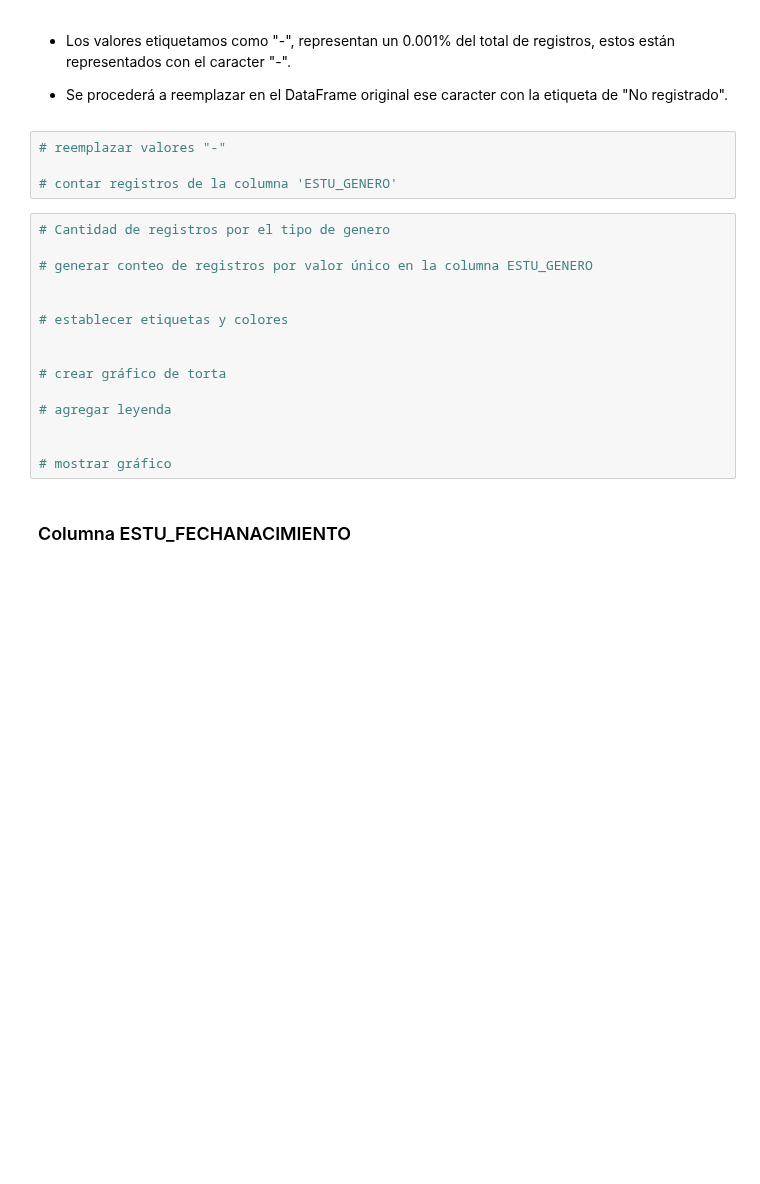
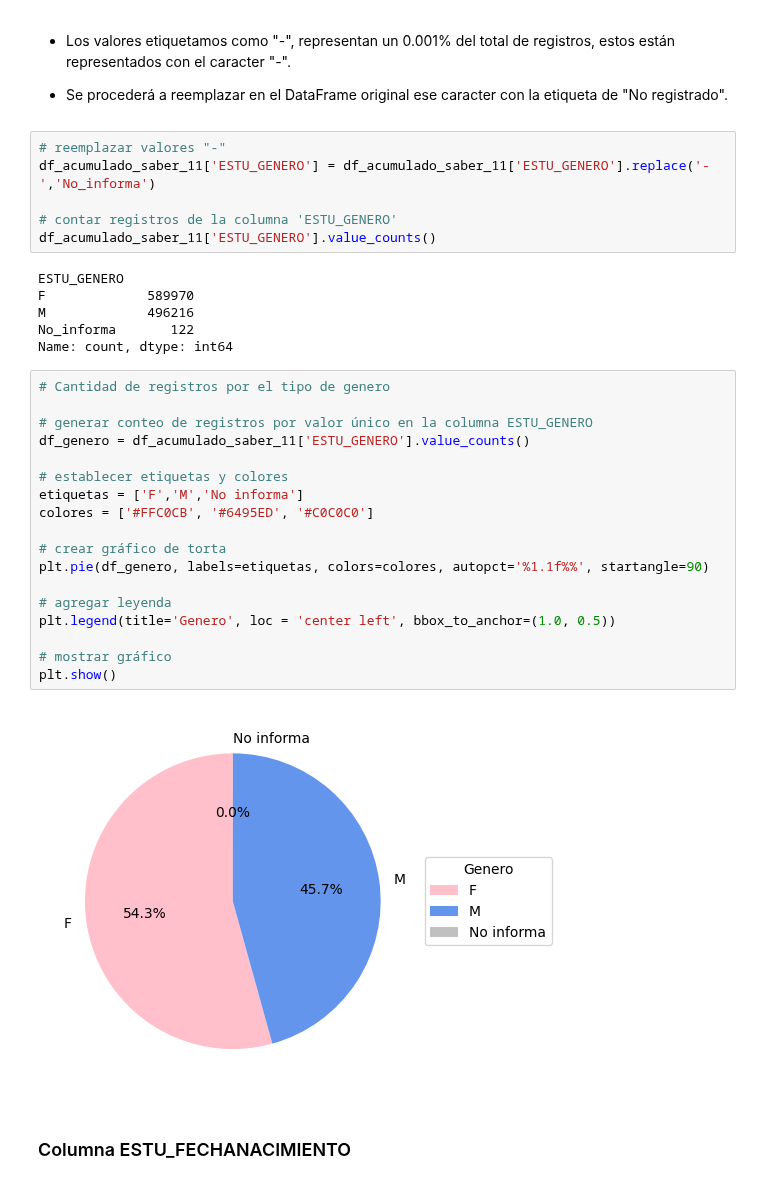
Before and after one commit to wespitia9/AVDV3-219, a Jupyter notebook: Modulo_2-Estadistica_y_Modelado_Matematico_Avanzado/Modulo-2_dev.ipynb, the cells around one changed output. Cells and saved outputs as stored; diff of their text form; blank space fills up the shorter version.

```diff
--- a/Modulo_2-Estadistica_y_Modelado_Matematico_Avanzado/Modulo-2_dev.ipynb
+++ b/Modulo_2-Estadistica_y_Modelado_Matematico_Avanzado/Modulo-2_dev.ipynb
@@ -321,23 +401,36 @@ Se puede observar que hay registros con caracteres especiales (tildes) en el nom
 - Se procederá a reemplazar en el DataFrame original ese caracter con la etiqueta de "No registrado".
 # %%
 # reemplazar valores "-"
+df_acumulado_saber_11['ESTU_GENERO'] = df_acumulado_saber_11['ESTU_GENERO'].replace('-','No_informa')
 
 # contar registros de la columna 'ESTU_GENERO'
+df_acumulado_saber_11['ESTU_GENERO'].value_counts()
+# %% [output]
+ESTU_GENERO
+F             589970
+M             496216
+No_informa       122
+Name: count, dtype: int64
 # %%
 # Cantidad de registros por el tipo de genero
 
 # generar conteo de registros por valor único en la columna ESTU_GENERO
-
+df_genero = df_acumulado_saber_11['ESTU_GENERO'].value_counts()
 
 # establecer etiquetas y colores
-
+etiquetas = ['F','M','No informa']
+colores = ['#FFC0CB', '#6495ED', '#C0C0C0']
 
 # crear gráfico de torta
+plt.pie(df_genero, labels=etiquetas, colors=colores, autopct='%1.1f%%', startangle=90)
 
 # agregar leyenda
-
+plt.legend(title='Genero', loc = 'center left', bbox_to_anchor=(1.0, 0.5))
 
 # mostrar gráfico
+plt.show()
+# %% [output]
+[figure, added]
 # %% [markdown]
 ### Columna ESTU_FECHANACIMIENTO
 # %%
```
Also changed, not shown: parts of 6 cells of this notebook.
